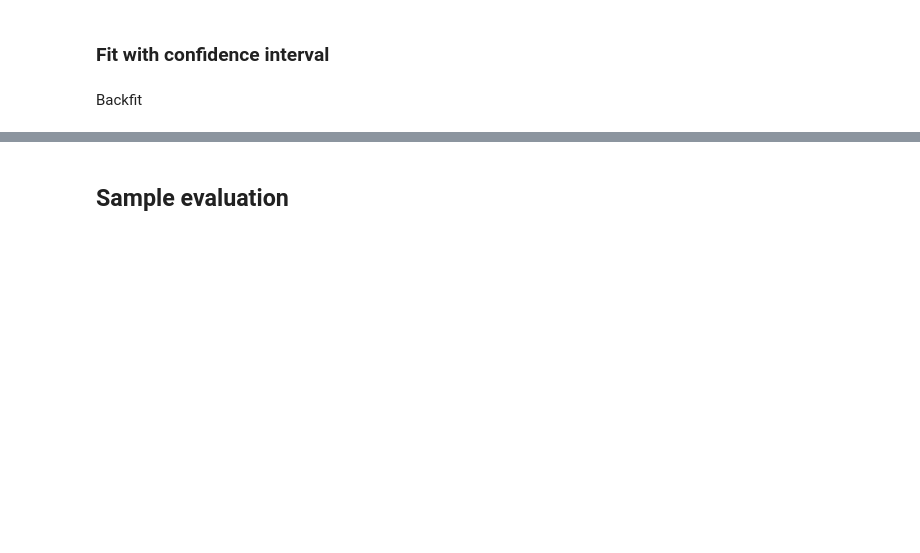
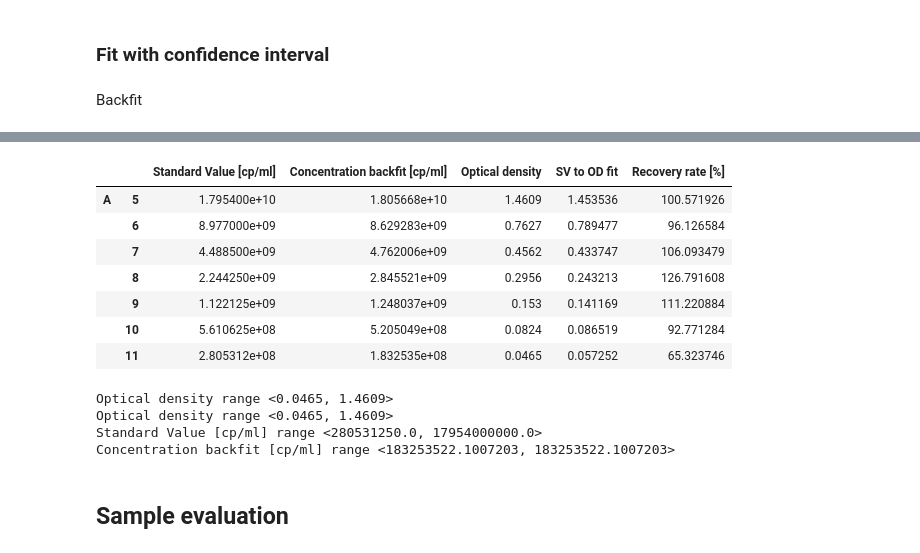
Before and after one commit to igicerovsky/elisa-report, a Jupyter notebook: report_steps.ipynb, the cells around one changed output, grey strips where cells are left out. Drawn from its saved outputs; the diff is of its cells as text; code cells hidden in the pictures; blank space fills up the shorter version.

```diff
--- a/report_steps.ipynb
+++ b/report_steps.ipynb
@@ -453,14 +649,35 @@ display(fit_result[1])
 # %%
 bf = backfit(ref, popt)
 display(bf)
 
 od_min = bf['Optical density'].min()
 od_max = bf['Optical density'].max()
-print('Optical density range = <{0:.4f}, {1:.4f}>'.format(od_min, od_max))
+print('Optical density range <{0:.4f}, {1:.4f}>'.format(od_min, od_max))
+
+od_fit_min = bf['SV to OD fit'].min()
+od_fit_max = bf['SV to OD fit'].max()
+print('SV to OD fit range <{0:.4f}, {1:.4f}>'.format(od_min, od_max))
 
 sv_min = bf['Standard Value [cp/ml]'].min()
 sv_max = bf['Standard Value [cp/ml]'].max()
-print('Standard Value [cp/ml] range = <{0}, {1}>'.format(sv_min, sv_max))
+print('Standard Value [cp/ml] range <{0}, {1}>'.format(sv_min, sv_max))
+
+cb_min = bf['Concentration backfit [cp/ml]'].min()
+cb_max = bf['Concentration backfit [cp/ml]'].max()
+print('Concentration backfit [cp/ml] range <{0}, {1}>'.format(cb_min, cb_min))
+# %% [output]
+|  |  | Standard Value [cp/ml] | Concentration backfit [cp/ml] | Optical density | SV to OD fit | Recovery rate [%] |
+| A | 5 | 1.795400e+10 | 1.805668e+10 | 1.4609 | 1.453536 | 100.571926 |
+|  | 6 | 8.977000e+09 | 8.629283e+09 | 0.7627 | 0.789477 | 96.126584 |
+|  | 7 | 4.488500e+09 | 4.762006e+09 | 0.4562 | 0.433747 | 106.093479 |
+|  | 8 | 2.244250e+09 | 2.845521e+09 | 0.2956 | 0.243213 | 126.791608 |
+|  | 9 | 1.122125e+09 | 1.248037e+09 | 0.153 | 0.141169 | 111.220884 |
+|  | 10 | 5.610625e+08 | 5.205049e+08 | 0.0824 | 0.086519 | 92.771284 |
+|  | 11 | 2.805312e+08 | 1.832535e+08 | 0.0465 | 0.057252 | 65.323746 |
+Optical density range <0.0465, 1.4609>
+Optical density range <0.0465, 1.4609>
+Standard Value [cp/ml] range <280531250.0, 17954000000.0>
+Concentration backfit [cp/ml] range <183253522.1007203, 183253522.1007203>
 # %% [markdown]
 ## Sample evaluation
 # %%
```
Also changed, not shown: parts of 33 cells of this notebook.
